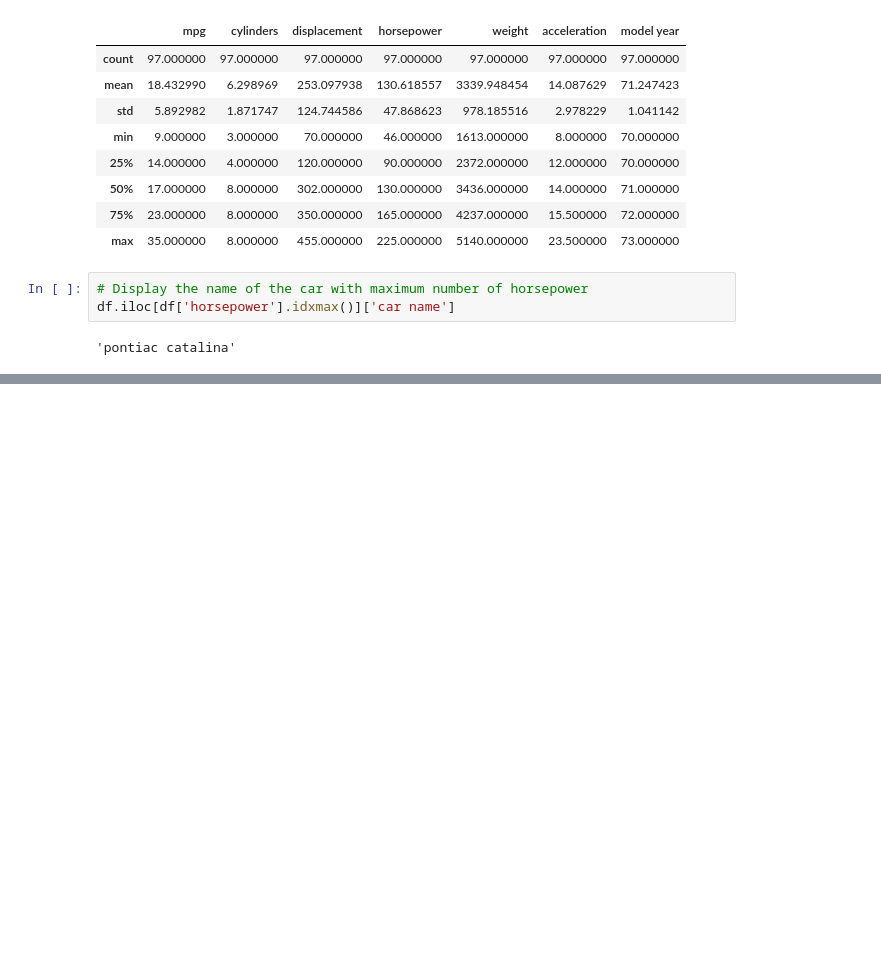
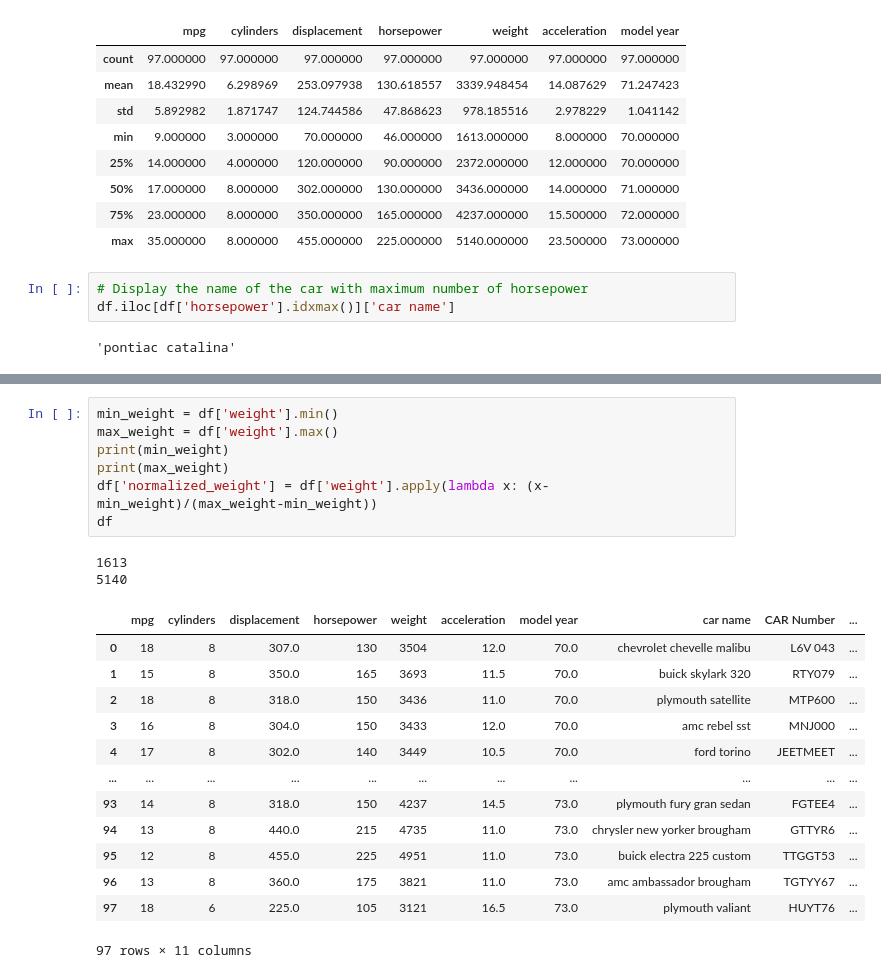
Before and after one commit to jia-von/junior-data-analyst, a Jupyter notebook: workshop-activity/activity 2.ipynb, the cells around one changed output, grey strips where cells are left out. Saved outputs shown, nothing was run; the diff lists cells and outputs as text; blank space fills up the shorter version.

```diff
--- a/workshop-activity/activity 2.ipynb
+++ b/workshop-activity/activity 2.ipynb
@@ -176,0 +202,23 @@ df.iloc[df['horsepower'].idxmax()]['car name']
+# %%
+min_weight = df['weight'].min()
+max_weight = df['weight'].max()
+print(min_weight)
+print(max_weight)
+df['normalized_weight'] = df['weight'].apply(lambda x: (x-min_weight)/(max_weight-min_weight))
+df
+# %% [output]
+1613
+5140
+|  | mpg | cylinders | displacement | horsepower | weight | acceleration | model year | car name | CAR Number | ... |
+| 0 | 18 | 8 | 307.0 | 130 | 3504 | 12.0 | 70.0 | chevrolet chevelle malibu | L6V 043 | ... |
+| 1 | 15 | 8 | 350.0 | 165 | 3693 | 11.5 | 70.0 | buick skylark 320 | RTY079 | ... |
+| 2 | 18 | 8 | 318.0 | 150 | 3436 | 11.0 | 70.0 | plymouth satellite | MTP600 | ... |
+| 3 | 16 | 8 | 304.0 | 150 | 3433 | 12.0 | 70.0 | amc rebel sst | MNJ000 | ... |
+| 4 | 17 | 8 | 302.0 | 140 | 3449 | 10.5 | 70.0 | ford torino | JEETMEET | ... |
+| ... | ... | ... | ... | ... | ... | ... | ... | ... | ... | ... |
+| 93 | 14 | 8 | 318.0 | 150 | 4237 | 14.5 | 73.0 | plymouth fury gran sedan | FGTEE4 | ... |
+| 94 | 13 | 8 | 440.0 | 215 | 4735 | 11.0 | 73.0 | chrysler new yorker brougham | GTTYR6 | ... |
+| 95 | 12 | 8 | 455.0 | 225 | 4951 | 11.0 | 73.0 | buick electra 225 custom | TTGGT53 | ... |
+| 96 | 13 | 8 | 360.0 | 175 | 3821 | 11.0 | 73.0 | amc ambassador brougham | TGTYY67 | ... |
+| 97 | 18 | 6 | 225.0 | 105 | 3121 | 16.5 | 73.0 | plymouth valiant | HUYT76 | ... |
+97 rows × 11 columns
```
Also changed, not shown: parts of 8 cells of this notebook, 1 other file.
